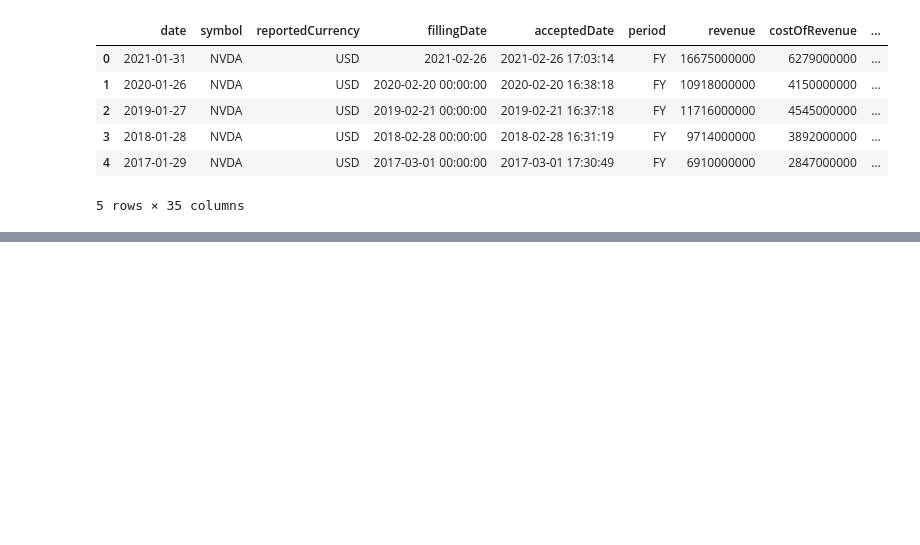
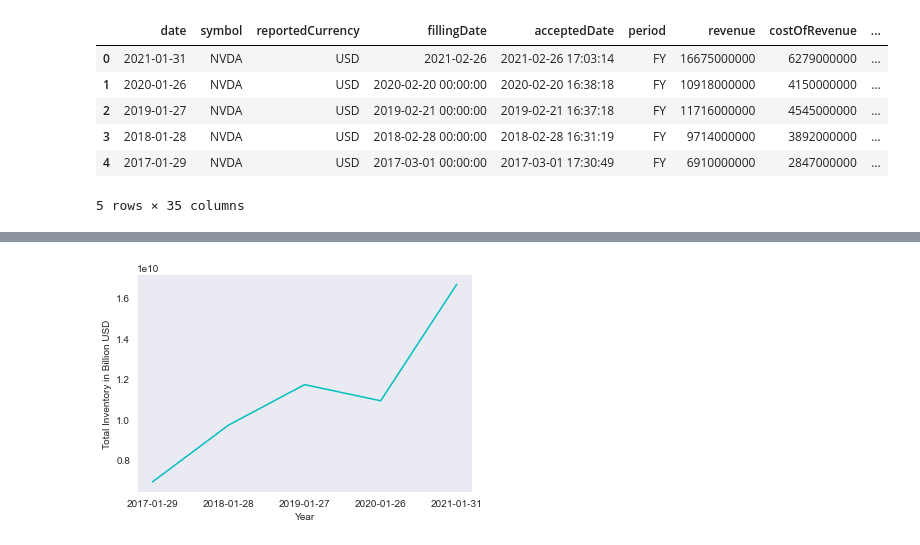
Before and after one commit to joseluistello/Python--, a Jupyter notebook: Financial_API/Working with a Financial API.ipynb, the cells around one changed output, grey strips where cells are left out. Saved outputs shown, nothing was run; the diff lists cells and outputs as text; code cells hidden in the pictures; blank space fills up the shorter version.

```diff
--- a/Financial_API/Working with a Financial API.ipynb
+++ b/Financial_API/Working with a Financial API.ipynb
@@ -132,0 +97,8 @@ pandas.core.frame.DataFrame
+# %%
+df = df.drop(columns=['reportedCurrency',
+                      'fillingDate',
+                      'acceptedDate',
+                      'period',
+                      'link',
+                      'finalLink',
+                      'symbol'])
@@ -132,0 +125,2 @@ pandas.core.frame.DataFrame
+# %%
+df = df.sort_values("date")
@@ -132,0 +137,12 @@ pandas.core.frame.DataFrame
+# %%
+sns.set_style('dark')
+ax = sns.lineplot(
+            x='date',
+            y='revenue',
+            data=df,
+            color = 'c'
+                );
+ax.set(xlabel='Year', ylabel='Total Inventory in Billion USD')
+plt.show()
+# %% [output]
+[figure, added]
```
Also changed, not shown: parts of 17 cells of this notebook.
